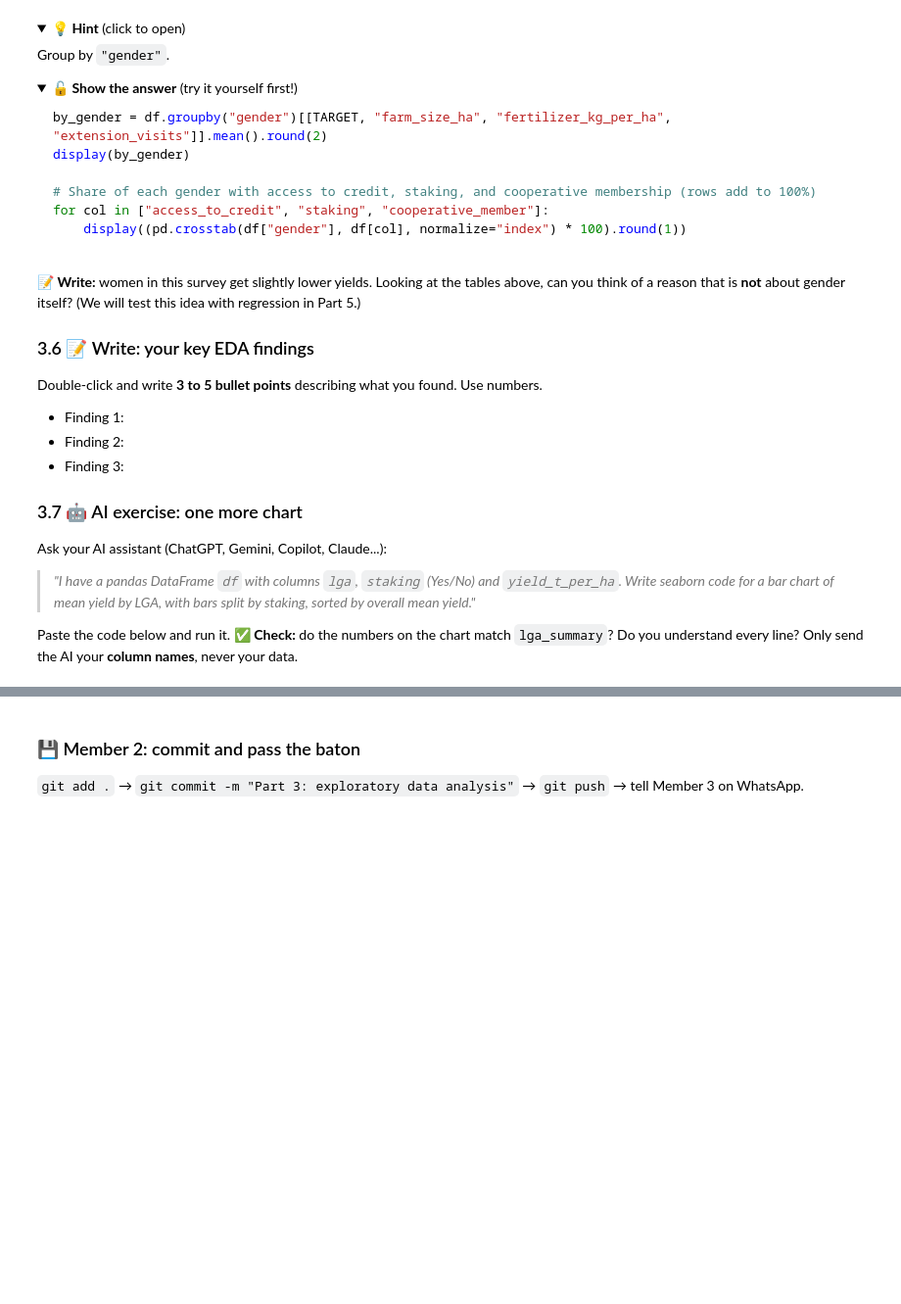
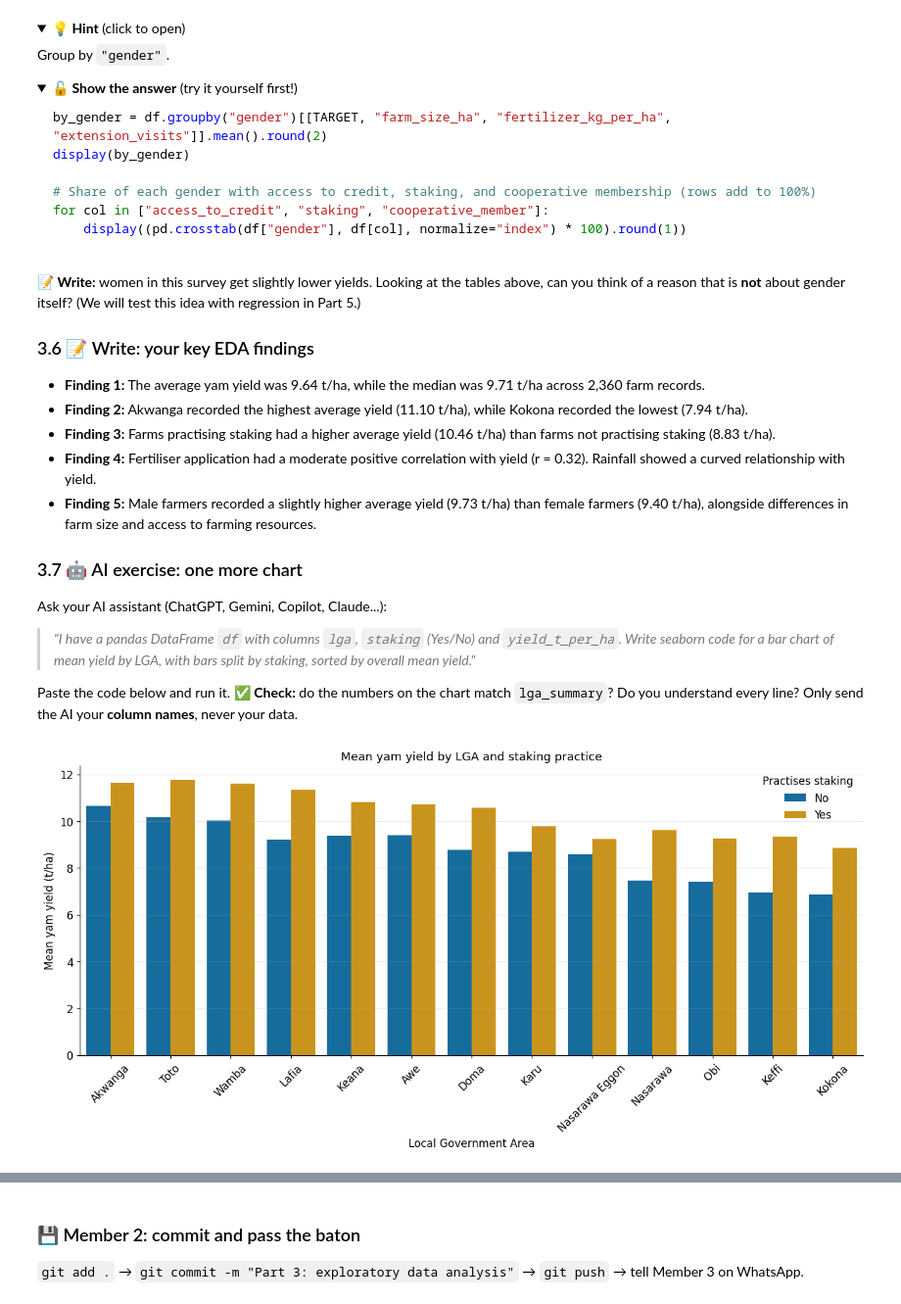
Before and after one commit to Emmasun1013/nsuk-ds-group-05, a Jupyter notebook: notebooks/group_project.ipynb, the cells around one changed output, grey strips where cells are left out. Shown at 98% size. Saved outputs shown, nothing was run; the diff lists cells and outputs as text; code cells hidden in the pictures; folded sections open; blank space fills up the shorter version.

```diff
--- a/notebooks/group_project.ipynb
+++ b/notebooks/group_project.ipynb
@@ -659,7 +912,7 @@ plt.show()
 ### 3.2 ✍️ TODO: Yield across LGAs
 Make a summary table of yield for each LGA: number of farms, mean, median and standard deviation.
 # %%
-lga_summary = (df.groupby("____")[TARGET]
+lga_summary = (df.groupby("lga")[TARGET]
                  .agg(["count", "mean", "median", "std"])
                  .sort_values("mean", ascending=False)
                  .round(2))
@@ -815,10 +1158,12 @@ for col in ["access_to_credit", "staking", "cooperative_member"]:
 a reason that is **not** about gender itself? (We will test this idea with regression in Part 5.)
 
 ### 3.6 📝 Write: your key EDA findings
-Double-click and write **3 to 5 bullet points** describing what you found. Use numbers.
-- Finding 1:
-- Finding 2:
-- Finding 3:
+
+- **Finding 1:** The average yam yield was 9.64 t/ha, while the median was 9.71 t/ha across 2,360 farm records.
+- **Finding 2:** Akwanga recorded the highest average yield (11.10 t/ha), while Kokona recorded the lowest (7.94 t/ha).
+- **Finding 3:** Farms practising staking had a higher average yield (10.46 t/ha) than farms not practising staking (8.83 t/ha).
+- **Finding 4:** Fertiliser application had a moderate positive correlation with yield (r = 0.32). Rainfall showed a curved relationship with yield.
+- **Finding 5:** Male farmers recorded a slightly higher average yield (9.73 t/ha) than female farmers (9.40 t/ha), alongside differences in farm size and access to farming resources.
 
 ### 3.7 🤖 AI exercise: one more chart
 Ask your AI assistant (ChatGPT, Gemini, Copilot, Claude...):
@@ -828,4 +1173,28 @@ Ask your AI assistant (ChatGPT, Gemini, Copilot, Claude...):
 Paste the code below and run it. ✅ **Check:** do the numbers on the chart match `lga_summary`? Do you
 understand every line? Only send the AI your **column names**, never your data.
 # %%
-# 🤖 Paste and test the AI-generated code here
+
+fig, ax = plt.subplots(figsize=(12, 6))
+
+sns.barplot(
+    data=df,
+    x="lga",
+    y=TARGET,
+    hue="staking",
+    order=lga_summary.index,
+    errorbar=None,
+    ax=ax
+)
+
+ax.set(
+    xlabel="Local Government Area",
+    ylabel="Mean yam yield (t/ha)",
+    title="Mean yam yield by LGA and staking practice"
+)
+
+ax.tick_params(axis="x", rotation=45)
+ax.legend(title="Practises staking")
+plt.tight_layout()
+plt.show()
+# %% [output]
+[figure, added]
```
Also changed, not shown: parts of 96 cells of this notebook, 14 other files.
